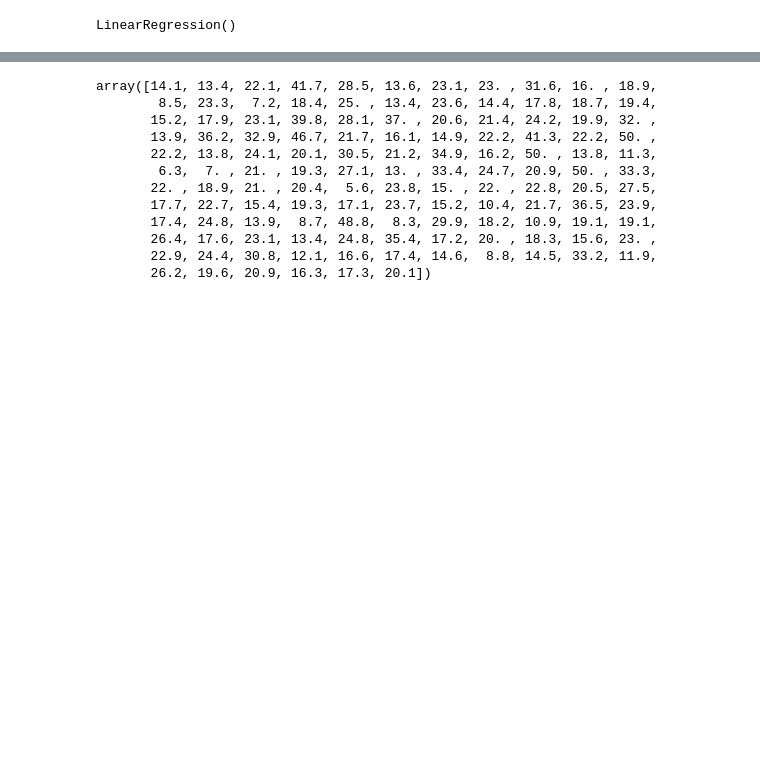
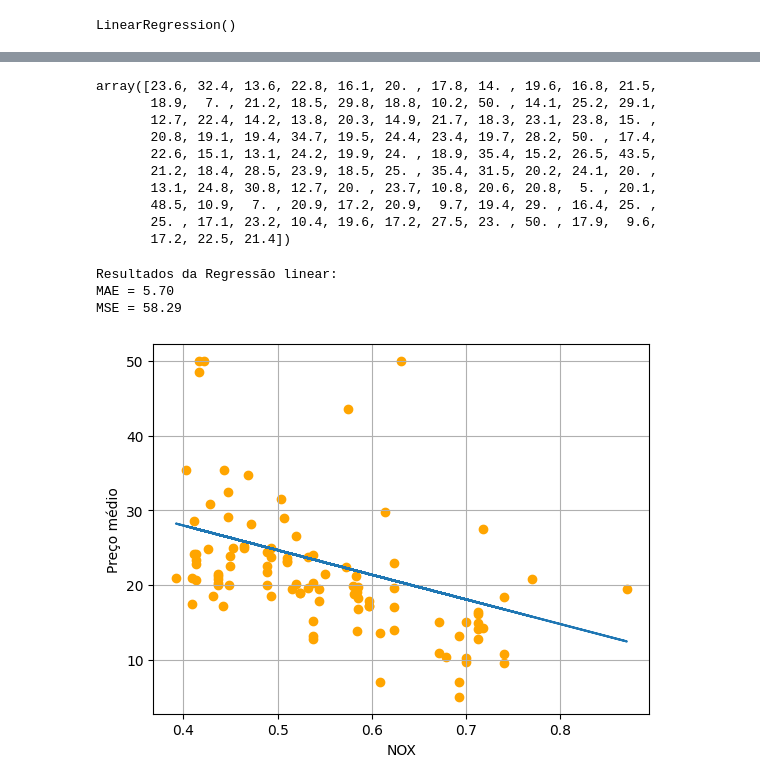
Before and after one commit to HeloisaJ/Lista_Computacional_IA, a Jupyter notebook: AtividadeIA.ipynb, the cells around one changed output, grey strips where cells are left out. Cells and saved outputs as stored; diff of their text form; code cells hidden in the pictures; blank space fills up the shorter version.

Commit message:
Mudança da variável escolhida e termino da parte de criação de um modelo de regressão linear

```diff
--- a/AtividadeIA.ipynb
+++ b/AtividadeIA.ipynb
@@ -75,8 +75,8 @@ Segundo a base de dados oficial, existem 14 colunas, cada coluna apresenta o seg
 # %% [markdown]
 ### Escolhendo uma variável preditora
 # %%
-# A variável preditora escolhida foi TAX
+# A variável preditora escolhida foi NOX
 
-X = data[['TAX']].to_numpy()
+X = data[['NOX']].to_numpy()
 y = data['MEDV'].to_numpy()
 # %%
@@ -116,6 +116,6 @@ w1, w0
 # %%
 # Valores de y resultantes dos dados de teste
 
-linear_y_test = linear_model.predict(X_test)
-linear_y_test
+y_pred_linear = linear_model.predict(X_test)
+y_pred_linear
 # %% [output]
@@ -141,15 +141,33 @@ array([16.39396641, 22.72403433, 25.10683557, 25.03462947, 26.52688883,
 
 y_test
 # %% [output]
-array([14.1, 13.4, 22.1, 41.7, 28.5, 13.6, 23.1, 23. , 31.6, 16. , 18.9,
-        8.5, 23.3,  7.2, 18.4, 25. , 13.4, 23.6, 14.4, 17.8, 18.7, 19.4,
-       15.2, 17.9, 23.1, 39.8, 28.1, 37. , 20.6, 21.4, 24.2, 19.9, 32. ,
-       13.9, 36.2, 32.9, 46.7, 21.7, 16.1, 14.9, 22.2, 41.3, 22.2, 50. ,
-       22.2, 13.8, 24.1, 20.1, 30.5, 21.2, 34.9, 16.2, 50. , 13.8, 11.3,
-        6.3,  7. , 21. , 19.3, 27.1, 13. , 33.4, 24.7, 20.9, 50. , 33.3,
-       22. , 18.9, 21. , 20.4,  5.6, 23.8, 15. , 22. , 22.8, 20.5, 27.5,
-       17.7, 22.7, 15.4, 19.3, 17.1, 23.7, 15.2, 10.4, 21.7, 36.5, 23.9,
-       17.4, 24.8, 13.9,  8.7, 48.8,  8.3, 29.9, 18.2, 10.9, 19.1, 19.1,
-       26.4, 17.6, 23.1, 13.4, 24.8, 35.4, 17.2, 20. , 18.3, 15.6, 23. ,
-       22.9, 24.4, 30.8, 12.1, 16.6, 17.4, 14.6,  8.8, 14.5, 33.2, 11.9,
-       26.2, 19.6, 20.9, 16.3, 17.3, 20.1])
+array([23.6, 32.4, 13.6, 22.8, 16.1, 20. , 17.8, 14. , 19.6, 16.8, 21.5,
+       18.9,  7. , 21.2, 18.5, 29.8, 18.8, 10.2, 50. , 14.1, 25.2, 29.1,
+       12.7, 22.4, 14.2, 13.8, 20.3, 14.9, 21.7, 18.3, 23.1, 23.8, 15. ,
+       20.8, 19.1, 19.4, 34.7, 19.5, 24.4, 23.4, 19.7, 28.2, 50. , 17.4,
+       22.6, 15.1, 13.1, 24.2, 19.9, 24. , 18.9, 35.4, 15.2, 26.5, 43.5,
+       21.2, 18.4, 28.5, 23.9, 18.5, 25. , 35.4, 31.5, 20.2, 24.1, 20. ,
+       13.1, 24.8, 30.8, 12.7, 20. , 23.7, 10.8, 20.6, 20.8,  5. , 20.1,
+       48.5, 10.9,  7. , 20.9, 17.2, 20.9,  9.7, 19.4, 29. , 16.4, 25. ,
+       25. , 17.1, 23.2, 10.4, 19.6, 17.2, 27.5, 23. , 50. , 17.9,  9.6,
+       17.2, 22.5, 21.4])
+# %%
+# Cálculo do mean_absolute_error(MAE) e mean_squared_error(MSE)
+
+print("Resultados da Regressão linear:")
+print(f"MAE = {mean_absolute_error(y_test, y_pred_linear):.2f}")
+print(f"MSE = {mean_squared_error(y_test, y_pred_linear):.2f}")
+# %% [output]
+Resultados da Regressão linear:
+MAE = 5.70
+MSE = 58.29
+# %%
+# Ilustrando os data points de teste e o resultado da regressão linear
+
+plt.scatter(X_test, y_test, c='orange')
+plt.plot(X_test, y_pred_linear)
+plt.xlabel("NOX")
+plt.ylabel("Preço médio")
+plt.grid()
+# %% [output]
+[figure, added]
```
Also changed, not shown: parts of 5 cells of this notebook.
